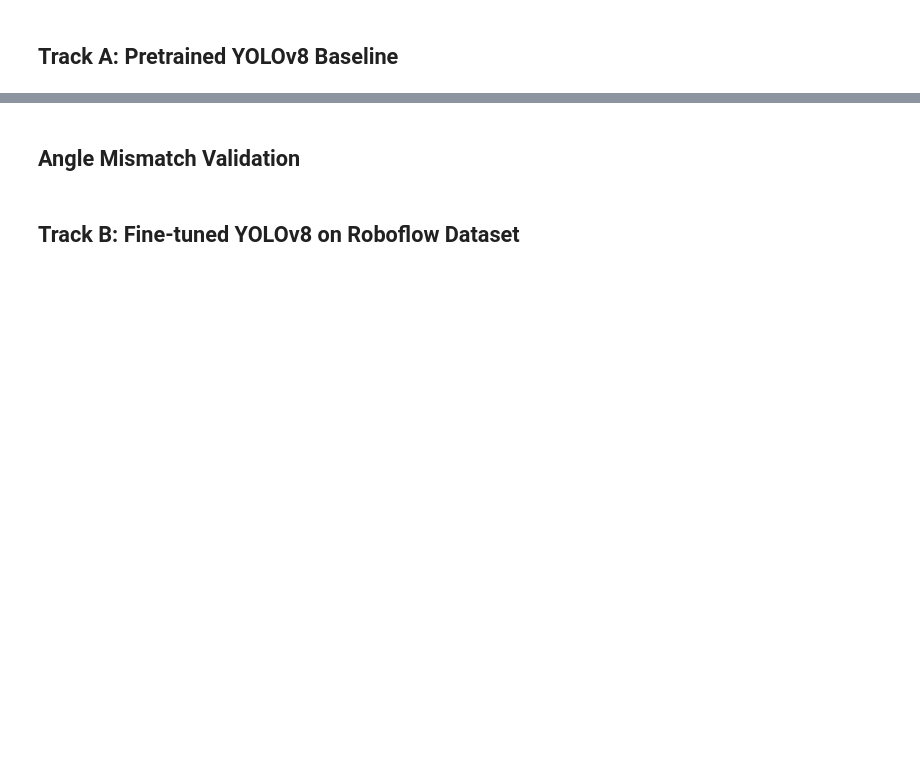
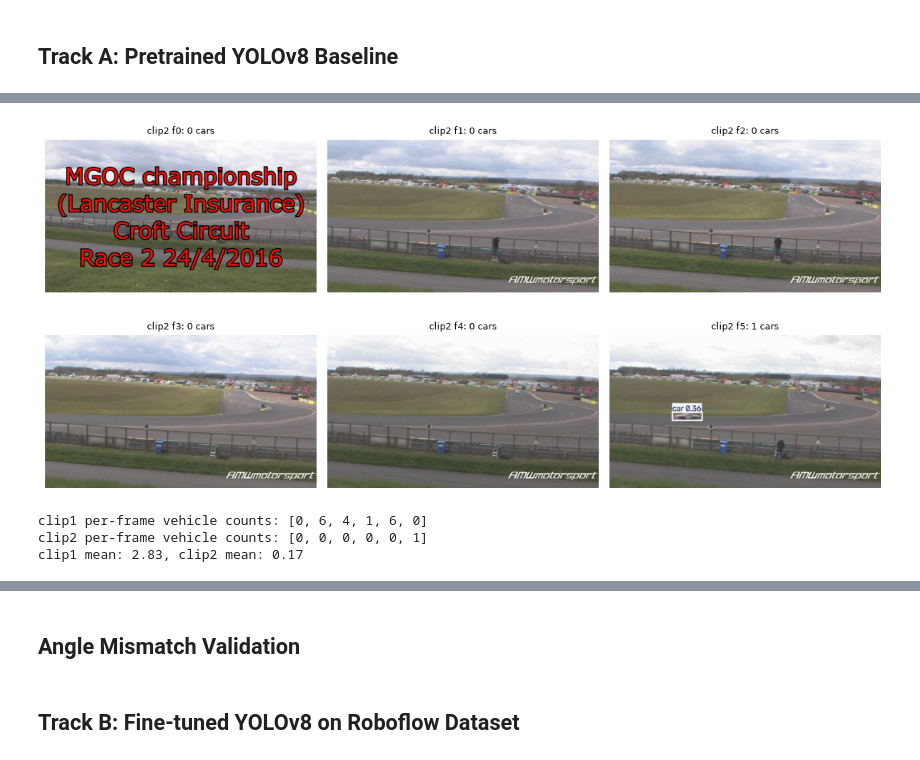
Before and after one commit to arjunsk9876/speed-watch, a Jupyter notebook: racing_vision_detection.ipynb, the cells around one changed output, grey strips where cells are left out. Drawn from its saved outputs; the diff is of its cells as text; code cells hidden in the pictures; blank space fills up the shorter version.

```diff
--- a/racing_vision_detection.ipynb
+++ b/racing_vision_detection.ipynb
@@ -62,0 +106,20 @@ def show_frames(frames, titles=None, cols=3, figsize_per=(4, 3)):
+# %%
+clip2_frames = sample_frames(CLIP_PATHS[1], n=6)
+clip2_results = [model_pretrained(f, classes=VEHICLE_CLASS_IDS, verbose=False)[0] for f in clip2_frames]
+clip2_annotated = [r.plot() for r in clip2_results]
+clip2_counts = [len(r.boxes) for r in clip2_results]
+
+for i, frame in enumerate(clip2_annotated):
+    cv2.imwrite(str(OUTPUTS_DIR / f"trackA_pretrained_clip2_frame{i}.jpg"), frame)
+
+show_frames(clip2_annotated, titles=[f"clip2 f{i}: {c} cars" for i, c in enumerate(clip2_counts)])
+# %% [output]
+[figure, added]
+# %%
+print("clip1 per-frame vehicle counts:", clip1_counts)
+print("clip2 per-frame vehicle counts:", clip2_counts)
+print(f"clip1 mean: {sum(clip1_counts)/len(clip1_counts):.2f}, clip2 mean: {sum(clip2_counts)/len(clip2_counts):.2f}")
+# %% [output]
+clip1 per-frame vehicle counts: [0, 6, 4, 1, 6, 0]
+clip2 per-frame vehicle counts: [0, 0, 0, 0, 0, 1]
+clip1 mean: 2.83, clip2 mean: 0.17
```
Also changed, not shown: parts of 4 cells of this notebook, 12 other files.
